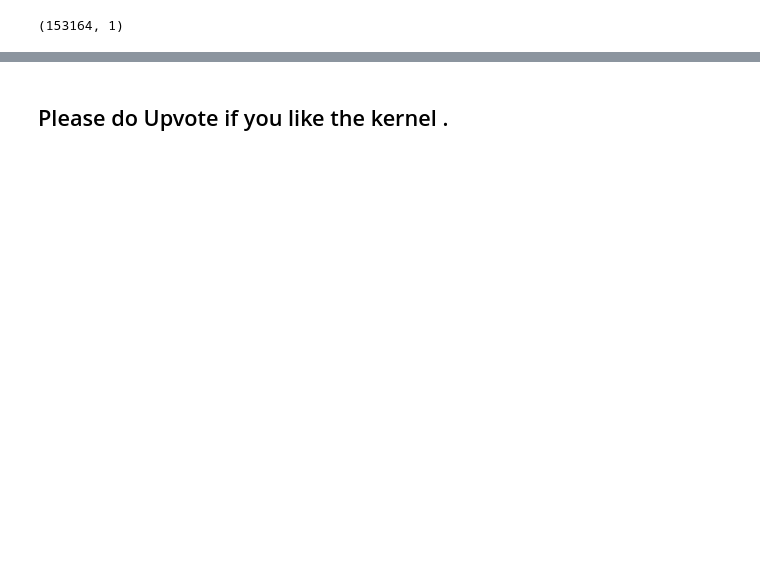
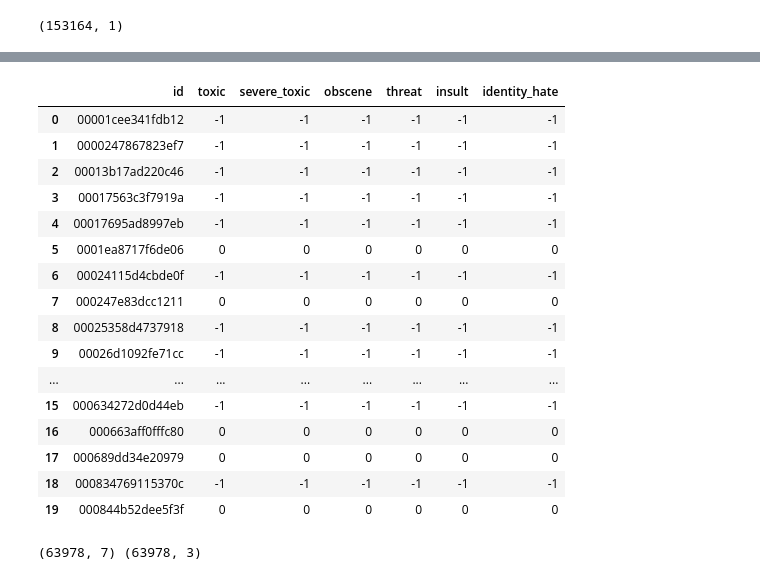
Before and after one commit to rajanant49/Glove-Toxic-Comments-Classification, a Jupyter notebook: glove-toxic-comments-classification.ipynb, the cells around one changed output, grey strips where cells are left out. Saved outputs shown, nothing was run; the diff lists cells and outputs as text; code cells hidden in the pictures; blank space fills up the shorter version.

```diff
--- a/glove-toxic-comments-classification.ipynb
+++ b/glove-toxic-comments-classification.ipynb
@@ -296,5 +306,30 @@ test_df[['comment_text','Toxic']].head(20)
 | 17 | == Reason for banning throwing ==... | Not Toxic |
 | 18 | :: Wallamoose was changing the ci... | Not Toxic |
 | 19 | |blocked]] from editing Wikipedia. | | Not Toxic |
-# %% [markdown]
-## Please do Upvote if you like the kernel .
+# %%
+y_truth=pd.read_csv('../input/jigsaw-toxic-comment-classification-challenge/test_labels.csv.zip')
+y_truth.head(20)
+# %% [output]
+|  | id | toxic | severe_toxic | obscene | threat | insult | identity_hate |
+| 0 | 00001cee341fdb12 | -1 | -1 | -1 | -1 | -1 | -1 |
+| 1 | 0000247867823ef7 | -1 | -1 | -1 | -1 | -1 | -1 |
+| 2 | 00013b17ad220c46 | -1 | -1 | -1 | -1 | -1 | -1 |
+| 3 | 00017563c3f7919a | -1 | -1 | -1 | -1 | -1 | -1 |
+| 4 | 00017695ad8997eb | -1 | -1 | -1 | -1 | -1 | -1 |
+| 5 | 0001ea8717f6de06 | 0 | 0 | 0 | 0 | 0 | 0 |
+| 6 | 00024115d4cbde0f | -1 | -1 | -1 | -1 | -1 | -1 |
+| 7 | 000247e83dcc1211 | 0 | 0 | 0 | 0 | 0 | 0 |
+| 8 | 00025358d4737918 | -1 | -1 | -1 | -1 | -1 | -1 |
+| 9 | 00026d1092fe71cc | -1 | -1 | -1 | -1 | -1 | -1 |
+| ... | ... | ... | ... | ... | ... | ... | ... |
+| 15 | 000634272d0d44eb | -1 | -1 | -1 | -1 | -1 | -1 |
+| 16 | 000663aff0fffc80 | 0 | 0 | 0 | 0 | 0 | 0 |
+| 17 | 000689dd34e20979 | 0 | 0 | 0 | 0 | 0 | 0 |
+| 18 | 000834769115370c | -1 | -1 | -1 | -1 | -1 | -1 |
+| 19 | 000844b52dee5f3f | 0 | 0 | 0 | 0 | 0 | 0 |
+# %%
+y_test=y_truth.loc[y_truth['toxic']!=-1]
+test_df=test_df.loc[y_truth['toxic']!=-1]
+print(y_test.shape,test_df.shape)
+# %% [output]
+(63978, 7) (63978, 3)
```
Also changed, not shown: parts of 15 cells of this notebook.
